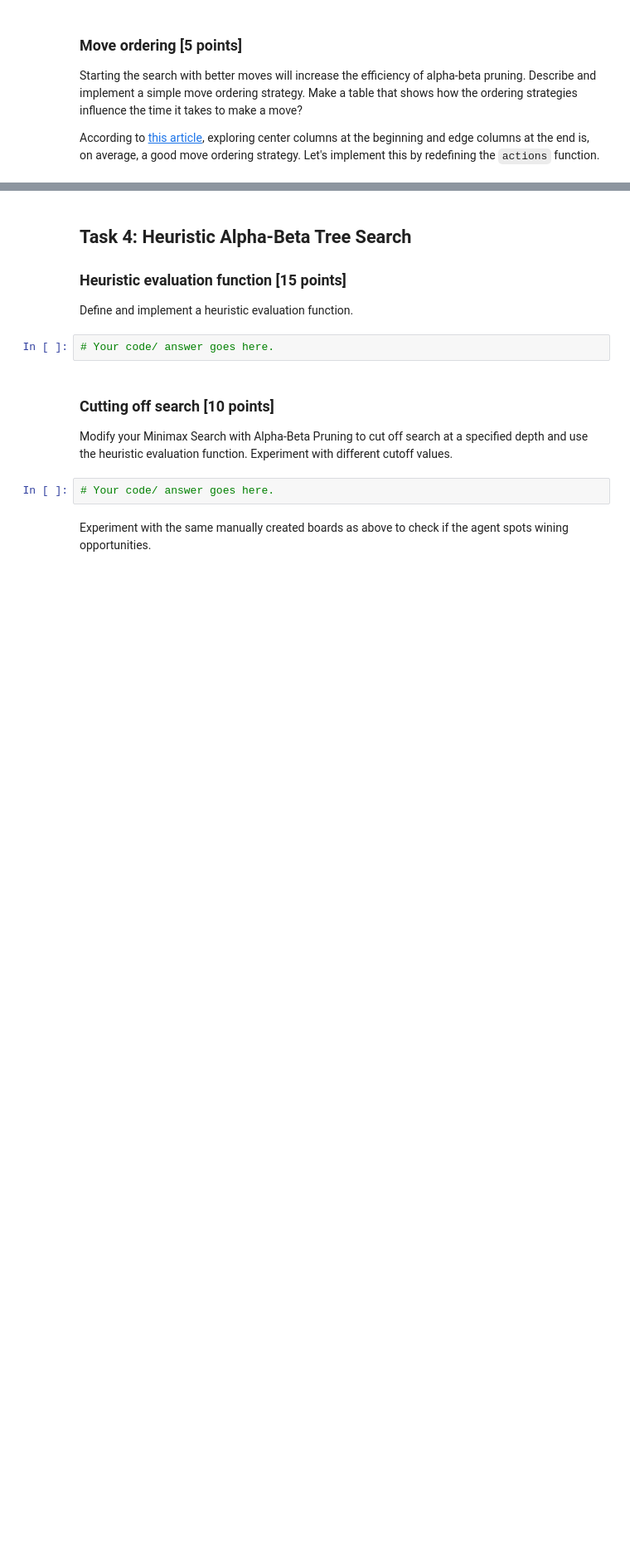
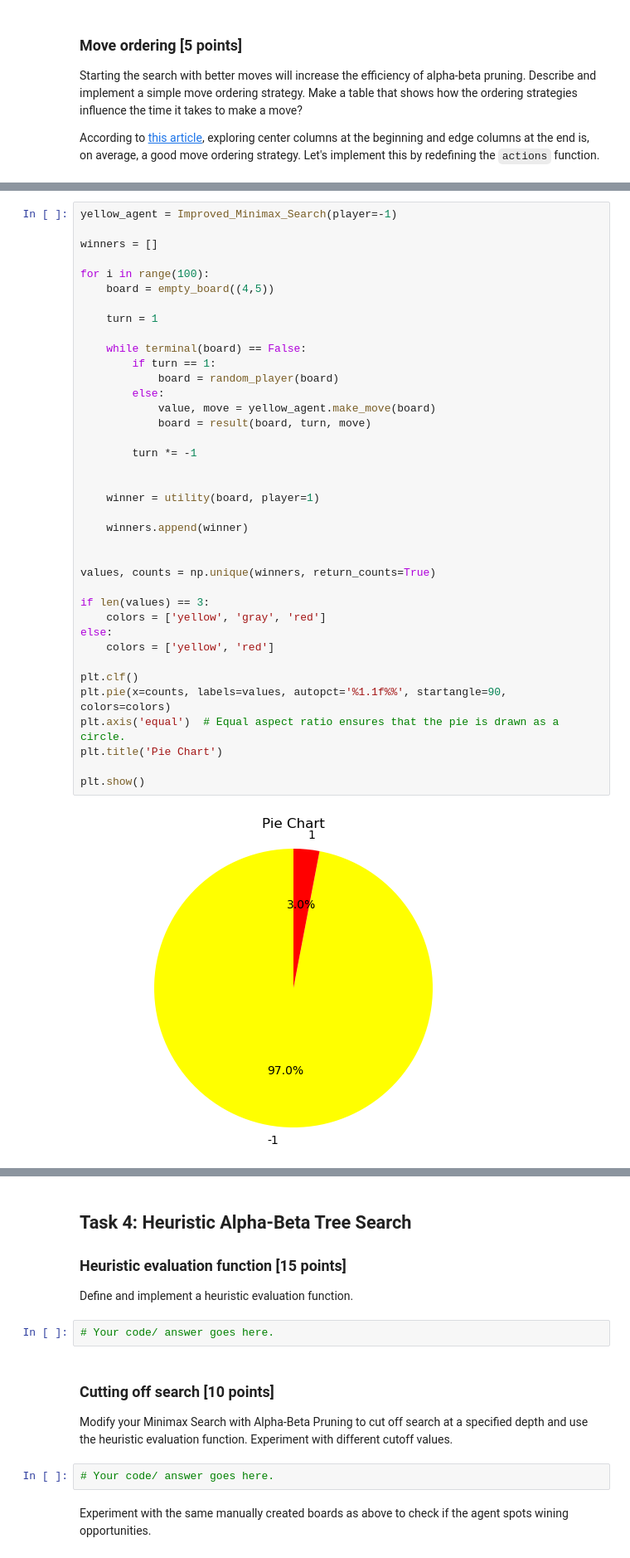
Before and after one commit to Mikecamdo/ArtificialIntelligence, a Jupyter notebook: Assignment 5/assignment_connect4.ipynb, the cells around one changed output, grey strips where cells are left out. Shown at 83% size. Saved outputs shown, nothing was run; the diff lists cells and outputs as text; blank space fills up the shorter version.

```diff
--- a/Assignment 5/assignment_connect4.ipynb
+++ b/Assignment 5/assignment_connect4.ipynb
@@ -639,0 +663,40 @@ while terminal(board) == False:
+# %%
+yellow_agent = Improved_Minimax_Search(player=-1)
+
+winners = []
+
+for i in range(100):
+    board = empty_board((4,5))
+
+    turn = 1
+
+    while terminal(board) == False:
+        if turn == 1:
+            board = random_player(board)
+        else:
+            value, move = yellow_agent.make_move(board)
+            board = result(board, turn, move)
+
+        turn *= -1
+
+
+    winner = utility(board, player=1)
+
+    winners.append(winner)
+
+
+values, counts = np.unique(winners, return_counts=True)
+
+if len(values) == 3:
+    colors = ['yellow', 'gray', 'red']
+else:
+    colors = ['yellow', 'red']
+
+plt.clf()
+plt.pie(x=counts, labels=values, autopct='%1.1f%%', startangle=90, colors=colors)
+plt.axis('equal')  # Equal aspect ratio ensures that the pie is drawn as a circle.
+plt.title('Pie Chart')
+
+plt.show()
+# %% [output]
+[figure, added]
```
Also changed, not shown: parts of 18 cells of this notebook.
